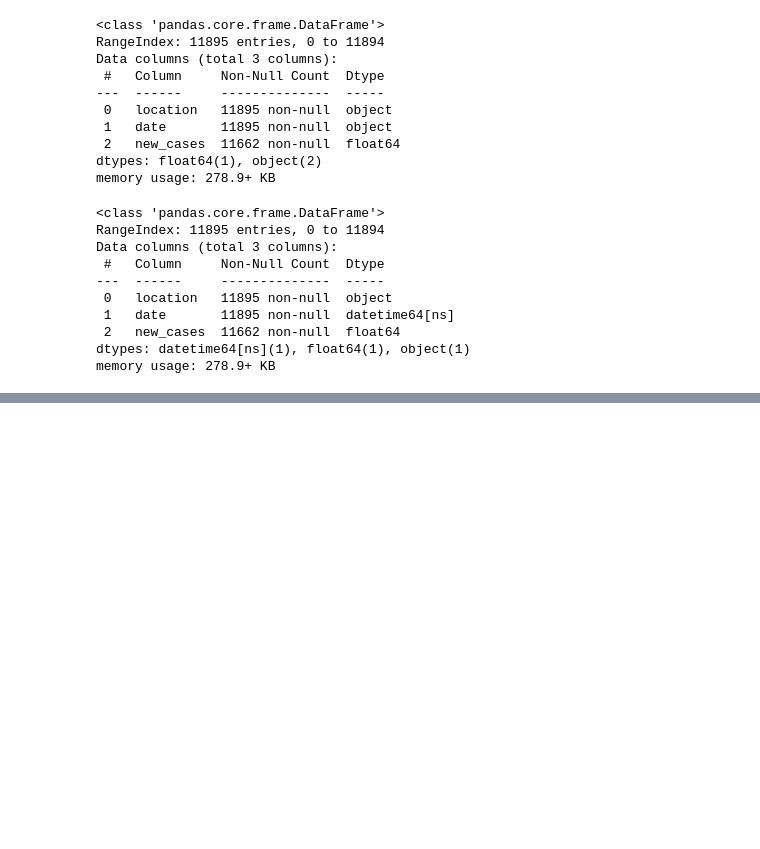
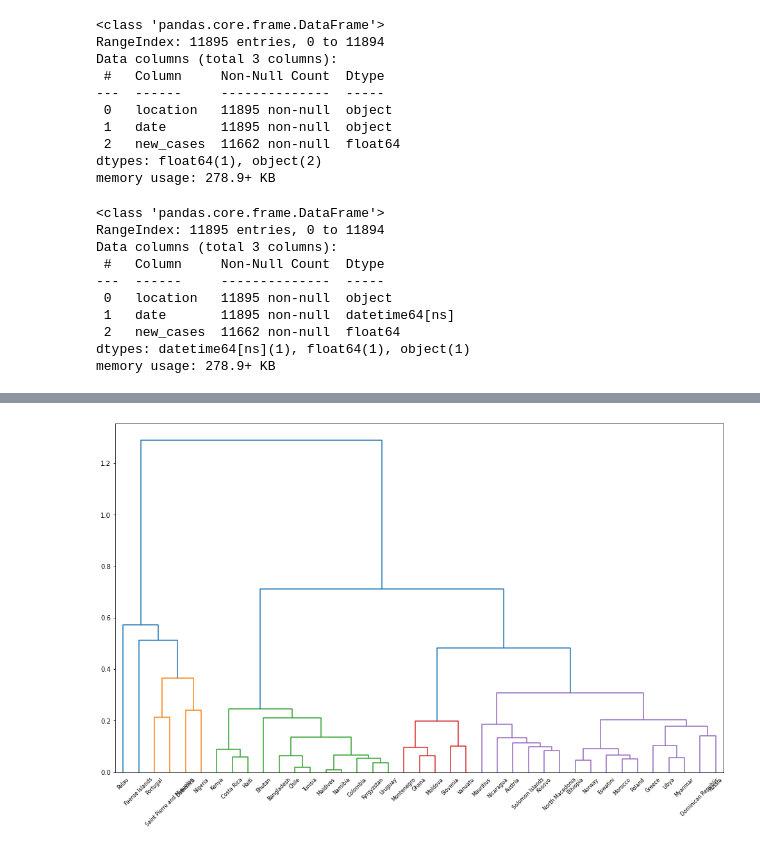
Before and after one commit to teng-ny/ADPStudy, a Jupyter notebook: Kaggle/23회/3.ipynb, the cells around one changed output, grey strips where cells are left out. Drawn from its saved outputs; the diff is of its cells as text; code cells hidden in the pictures; blank space fills up the shorter version.

```diff
--- a/Kaggle/23회/3.ipynb
+++ b/Kaggle/23회/3.ipynb
@@ -53,0 +66,12 @@ target
+# %%
+from scipy.spatial import distance
+import statsmodels.api as sm
+
+name=[]
+name
+for location in target.location.unique():
+
+    v=sm.tsa.stattools.acf(target[target['location']==location]['cumulative sum'], nlags=50, fft=False)
+    name.append([location]+list(v[1:]))
+v=pd.DataFrame(name)
+v
@@ -53,0 +97,7 @@ target
+# %%
+import seaborn as sns
+import scipy
+import matplotlib.pyplot as plt
+import scipy.cluster.hierarchy as sch
+v
+data=v.set_index(0)
@@ -53,0 +126,3 @@ target
+# %%
+label=np.array(data.index)
+label
@@ -53,0 +139,2 @@ target
+# %%
+datav=data.values
@@ -53,0 +157,11 @@ target
+# %%
+fig=plt.figure(figsize=(17,10))
+ax3=fig.add_subplot(1,1,1)
+dend3=sch.linkage(datav, method='average', metric='euclidean')
+cutoff=0.3*max(dend3[:,2])
+dend_res3=sch.dendrogram(dend3, color_threshold=cutoff)
+ax3.set_xticklabels(label[dend_res3['leaves']], minor=False)
+
+plt.show()
+# %% [output]
+[figure, added]
```
Also changed, not shown: parts of 9 cells of this notebook.
